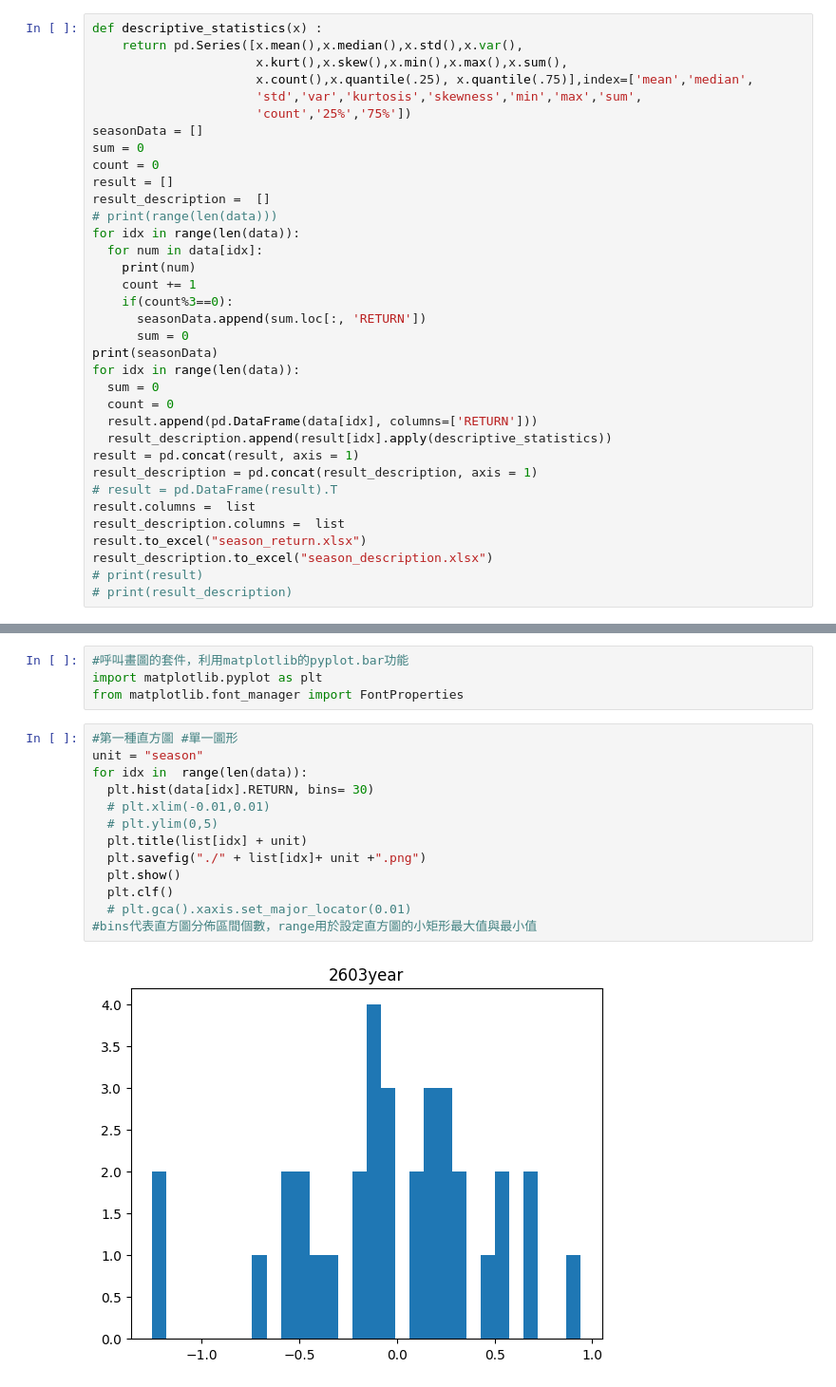
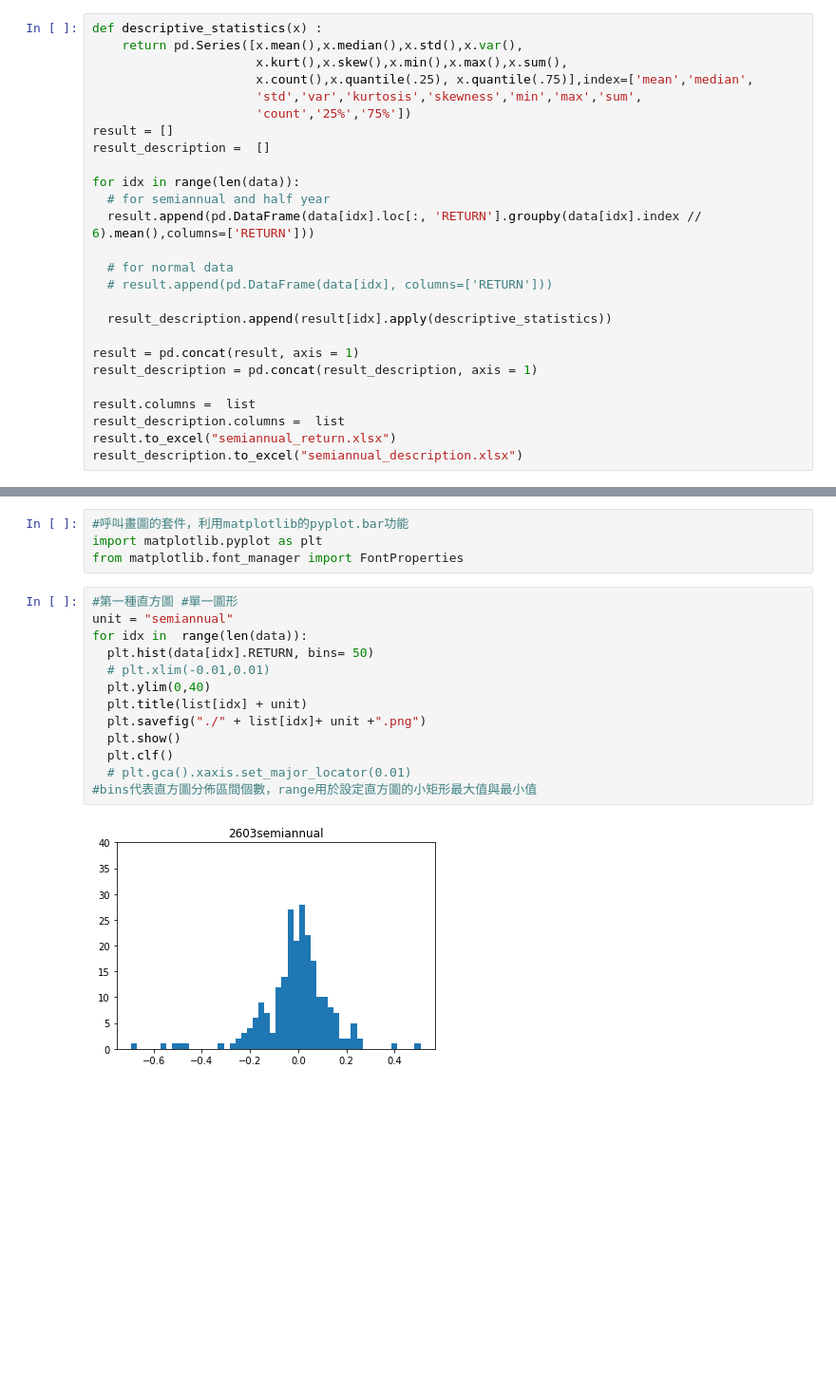
Before and after one commit to JTHuang-Nunu/python-webstorm-TEJ-Banking-and-Finance, a Jupyter notebook: excelToDescriptionStatistics.ipynb, the cells around one changed output, grey strips where cells are left out. Shown at 95% size. Drawn from its saved outputs; the diff is of its cells as text; blank space fills up the shorter version.

Commit message:
season and semiannual

```diff
--- a/excelToDescriptionStatistics.ipynb
+++ b/excelToDescriptionStatistics.ipynb
@@ -68,31 +86,22 @@ def descriptive_statistics(x) :
                       x.count(),x.quantile(.25), x.quantile(.75)],index=['mean','median',
                       'std','var','kurtosis','skewness','min','max','sum',
                       'count','25%','75%'])
-seasonData = []
-sum = 0
-count = 0
 result = []
 result_description =  []
-# print(range(len(data)))
+
 for idx in range(len(data)):
-  for num in data[idx]:
-    print(num)
-    count += 1
-    if(count%3==0):
-      seasonData.append(sum.loc[:, 'RETURN'])
-      sum = 0
-print(seasonData)
-for idx in range(len(data)):
-  sum = 0
-  count = 0
-  result.append(pd.DataFrame(data[idx], columns=['RETURN']))
+  # for semiannual and half year
+  result.append(pd.DataFrame(data[idx].loc[:, 'RETURN'].groupby(data[idx].index // 6).mean(),columns=['RETURN']))
+
+  # for normal data
+  # result.append(pd.DataFrame(data[idx], columns=['RETURN']))
+
   result_description.append(result[idx].apply(descriptive_statistics))
+
 result = pd.concat(result, axis = 1)
 result_description = pd.concat(result_description, axis = 1)
-# result = pd.DataFrame(result).T
+
 result.columns =  list
 result_description.columns =  list
-result.to_excel("season_return.xlsx")
-result_description.to_excel("season_description.xlsx")
-# print(result)
-# print(result_description)
+result.to_excel("semiannual_return.xlsx")
+result_description.to_excel("semiannual_description.xlsx")
@@ -110,16 +114,16 @@ import matplotlib.pyplot as plt
 from matplotlib.font_manager import FontProperties
 # %%
 #第一種直方圖 #單一圖形
-unit = "season"
+unit = "semiannual"
 for idx in  range(len(data)):
-  plt.hist(data[idx].RETURN, bins= 30)
+  plt.hist(data[idx].RETURN, bins= 50)
   # plt.xlim(-0.01,0.01)
-  # plt.ylim(0,5)
+  plt.ylim(0,40)
   plt.title(list[idx] + unit)
   plt.savefig("./" + list[idx]+ unit +".png")
   plt.show()
   plt.clf()
   # plt.gca().xaxis.set_major_locator(0.01)
 #bins代表直方圖分佈區間個數，range用於設定直方圖的小矩形最大值與最小值
 # %% [output]
-[figure, old version]
+[figure, new version]
```
Also changed, not shown: parts of 5 cells of this notebook, 18 other files.
